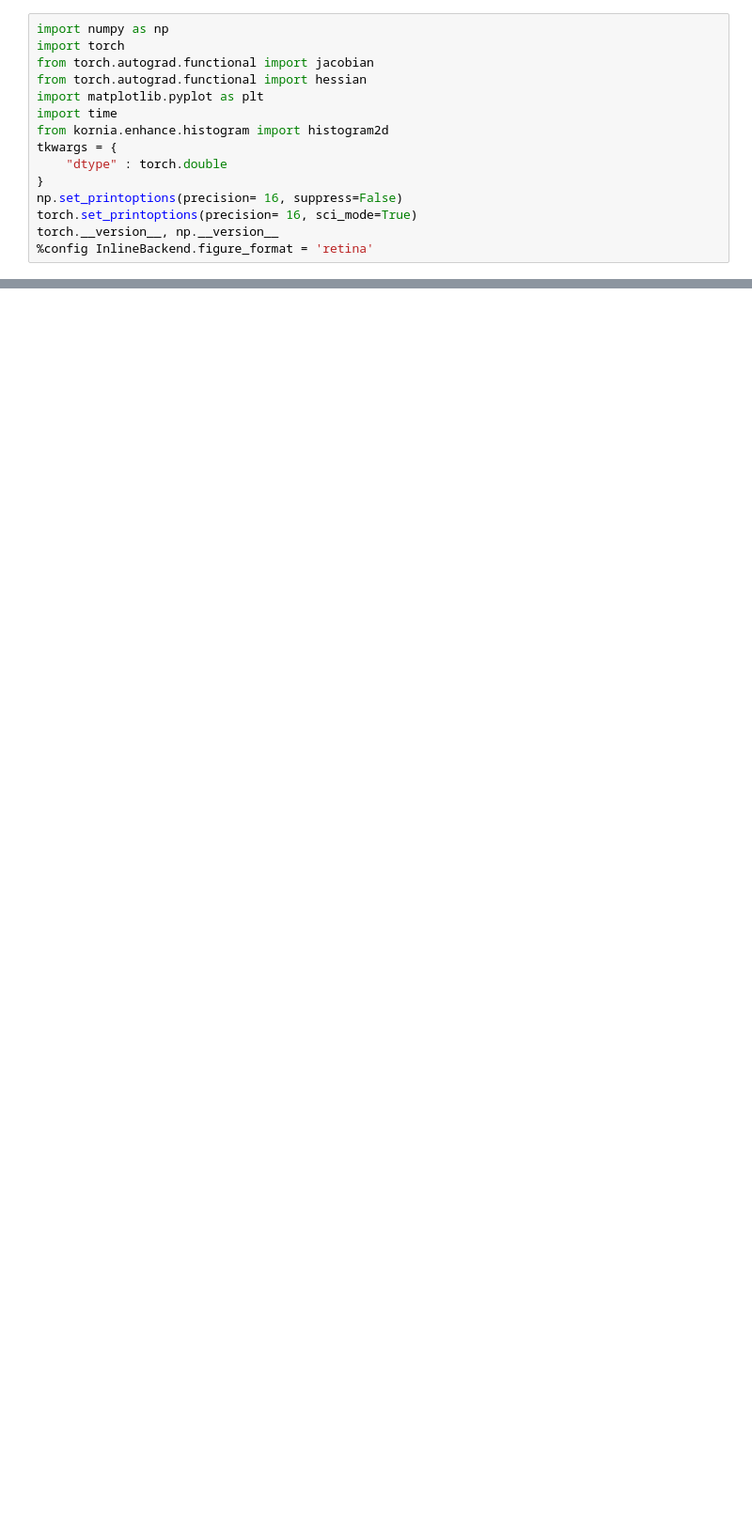
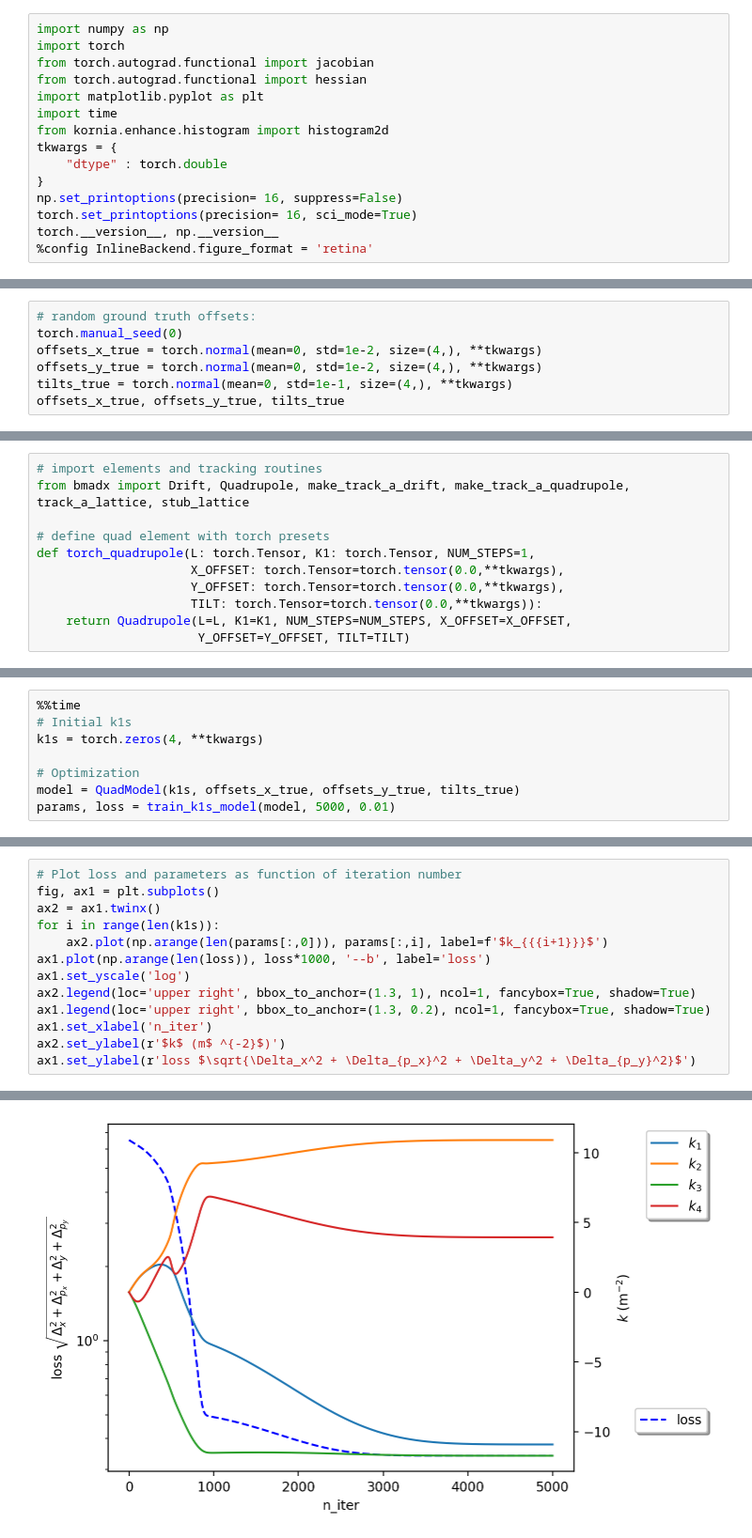
Before and after one commit to bmad-sim/Bmad-X, a Jupyter notebook: docs/examples/optimization/model-calibration-and-differentiable-histograms.ipynb, the cells around one changed output, grey strips where cells are left out. Shown at 94% size. Cells and saved outputs as stored; diff of their text form; blank space fills up the shorter version.

Commit message:
create universal tracking function

```diff
--- a/docs/examples/optimization/model-calibration-and-differentiable-histograms.ipynb
+++ b/docs/examples/optimization/model-calibration-and-differentiable-histograms.ipynb
@@ -493,0 +21,7 @@ torch.save(loss, 'loss.pt')
+# %%
+# random ground truth offsets:
+torch.manual_seed(0)
+offsets_x_true = torch.normal(mean=0, std=1e-2, size=(4,), **tkwargs)
+offsets_y_true = torch.normal(mean=0, std=1e-2, size=(4,), **tkwargs)
+tilts_true = torch.normal(mean=0, std=1e-1, size=(4,), **tkwargs)
+offsets_x_true, offsets_y_true, tilts_true
@@ -493,0 +53,11 @@ torch.save(loss, 'loss.pt')
+# %%
+# import elements and tracking routines
+from bmadx import Drift, Quadrupole, make_track_a_drift, make_track_a_quadrupole, track_a_lattice, stub_lattice
+
+# define quad element with torch presets
+def torch_quadrupole(L: torch.Tensor, K1: torch.Tensor, NUM_STEPS=1,
+                     X_OFFSET: torch.Tensor=torch.tensor(0.0,**tkwargs),
+                     Y_OFFSET: torch.Tensor=torch.tensor(0.0,**tkwargs),
+                     TILT: torch.Tensor=torch.tensor(0.0,**tkwargs)):
+    return Quadrupole(L=L, K1=K1, NUM_STEPS=NUM_STEPS, X_OFFSET=X_OFFSET,
+                      Y_OFFSET=Y_OFFSET, TILT=TILT)
@@ -493,0 +138,8 @@ torch.save(loss, 'loss.pt')
+# %%
+%%time
+# Initial k1s
+k1s = torch.zeros(4, **tkwargs)
+
+# Optimization
+model = QuadModel(k1s, offsets_x_true, offsets_y_true, tilts_true)
+params, loss = train_k1s_model(model, 5000, 0.01)
@@ -493,0 +164,14 @@ torch.save(loss, 'loss.pt')
+# %%
+# Plot loss and parameters as function of iteration number
+fig, ax1 = plt.subplots()
+ax2 = ax1.twinx()
+for i in range(len(k1s)):
+    ax2.plot(np.arange(len(params[:,0])), params[:,i], label=f'$k_{{{i+1}}}$')
+ax1.plot(np.arange(len(loss)), loss*1000, '--b', label='loss')
+ax1.set_yscale('log')
+ax2.legend(loc='upper right', bbox_to_anchor=(1.3, 1), ncol=1, fancybox=True, shadow=True)
+ax1.legend(loc='upper right', bbox_to_anchor=(1.3, 0.2), ncol=1, fancybox=True, shadow=True)
+ax1.set_xlabel('n_iter')
+ax2.set_ylabel(r'$k$ (m$ ^{-2}$)')
+ax1.set_ylabel(r'loss $\sqrt{\Delta_x^2 + \Delta_{p_x}^2 + \Delta_y^2 + \Delta_{p_y}^2}$')
+# %% [output]
@@ -493,0 +179 @@ torch.save(loss, 'loss.pt')
+[figure, added]
```
Also changed, not shown: parts of 56 cells of this notebook, 32 other files.
